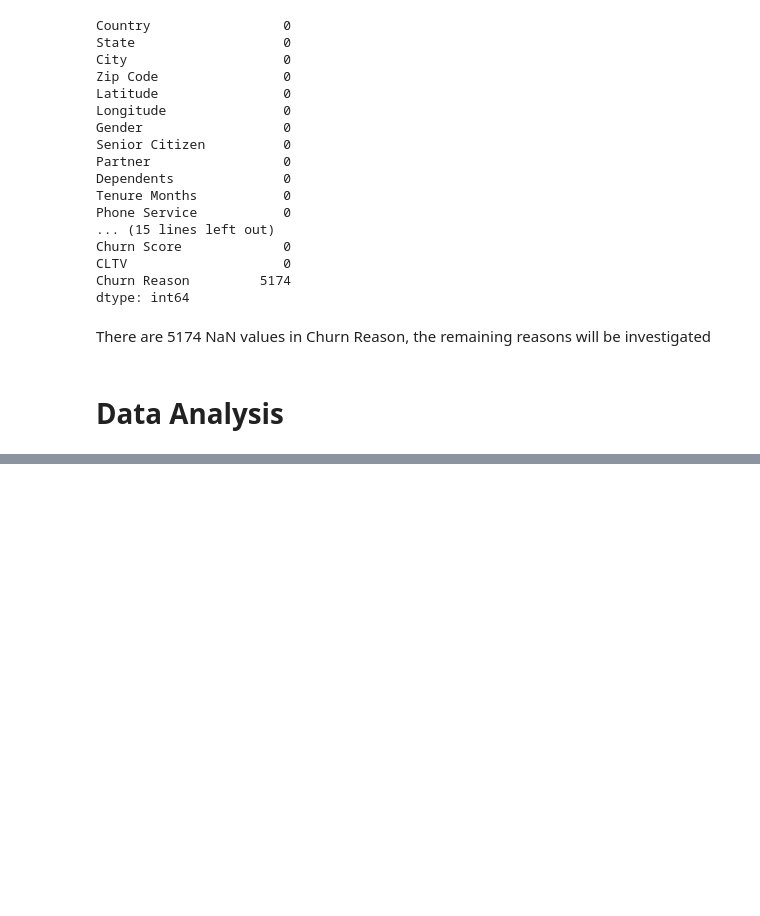
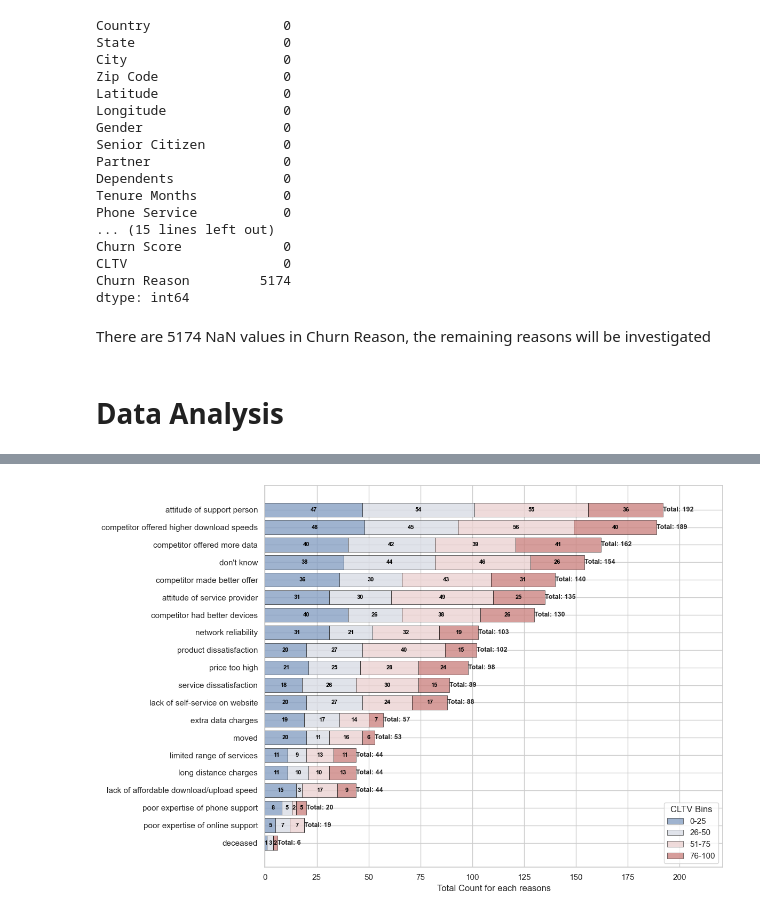
Before and after one commit to mr0ndre/Telco-Customer-Churn-Prediction-, a Jupyter notebook: notebooks/Data Analysis.ipynb, the cells around one changed output, grey strips where cells are left out. Saved outputs shown, nothing was run; the diff lists cells and outputs as text; code cells hidden in the pictures; blank space fills up the shorter version.

Commit message:
Added Analysis and Visual

```diff
--- a/notebooks/Data Analysis.ipynb
+++ b/notebooks/Data Analysis.ipynb
@@ -132 +98,84 @@ plt.ylabel('Counts');
+# %%
+# ------------------ Churn Reasons Analysis -----------------------
+churn_reasons = df['Churn Reason'].value_counts().index
+counts = df['Churn Reason'].value_counts()
+
+bins = [0, 25, 50, 75, 100]
+lab = ['0-25', '26-50', '51-75', '76-100']
+
+# Scaling
+df['CLTV_Scaled'] = 100 * (df['CLTV'] - df['CLTV'].min()) / (df['CLTV'].max() - df['CLTV'].min())
+
+# Bin the dataframe
+df['CLTV_BINNED_count'] = pd.cut(df['CLTV_Scaled'], bins=bins, labels=lab, include_lowest=True)
+cltv_counts = df['CLTV_BINNED_count'].value_counts().reindex(lab)
+
+# Getting Proportions for each CLTV Groups for each churn reasons
+df_graph = pd.DataFrame(index=churn_reasons, columns=lab + ['Count'])
+
+
+i = 0
+for reason in churn_reasons:
+    cur_df = df[df['Churn Reason'] == reason]
+    cltv_counts = cur_df['CLTV_BINNED_count'].value_counts().reindex(lab)
+    total = len(cur_df)
+    for i in range(len(cltv_counts)):
+        df_graph.loc[reason, cltv_counts.index[i]] = cltv_counts.values[i]
+
+
+    df_graph.loc[reason, 'Count'] = counts.loc[reason]
+
+
+df_graph = df_graph.astype(int)
+df_graph = df_graph.reset_index().rename(columns={'index': 'Churn Reason'})
+
+sns.set_theme(style="whitegrid")
+
+# Sort data
+df_graph = df_graph.sort_values('Count', ascending=False)
+y_pos = np.arange(len(df_graph))
+
+# Plot with transparency to see all segments
+bottom = np.zeros(len(df_graph))
+colors = sns.color_palette("vlag", len(lab))
+
+fig, ax = plt.subplots(figsize=(12, 8))
+
+for i, label in enumerate(lab):
+    values = df_graph[label].values
+
+    ax.barh(y_pos, values, left=bottom,
+            color=colors[i], alpha=0.8, label=label,
+            edgecolor='black', linewidth=0.5, height=0.8)
+    bottom += values
+
+# Add value labels on each segment
+for i, y in enumerate(y_pos):
+    current_left = 0
+    for j, label in enumerate(lab):
+        value = df_graph.iloc[i][label]
+        if value > 0:
+            ax.text(current_left + value/2, y,
+                   f'{value:.0f}',
+                   va='center', ha='center',
+                   color='black', fontweight='bold', fontsize=8)
+        current_left += value
+
+# Add Total value at the end of each bar
+for i, (y, total) in enumerate(zip(y_pos, df_graph['Count'].values)):
+    ax.text(total, y, f'Total: {total:.0f}',
+            va='center', ha='left', fontsize=9, fontweight='bold')
+
+ax.set_yticks(y_pos)
+ax.set_yticklabels(df_graph['Churn Reason'])
+ax.invert_yaxis()
+ax.set_xlim(0, df_graph['Count'].max() * 1.15)
+ax.set_xlabel('Total Count for each reasons')
+ax.set_title('Distribution of Customer Churn Reasons by CLTV Percentile Groups')
+ax.legend(loc='lower right', title='CLTV Bins (Scaled)')
+
+plt.tight_layout()
+plt.show()
+# %% [output]
+[figure, added]
 # %% [markdown]
```
Also changed, not shown: parts of 4 cells of this notebook.
